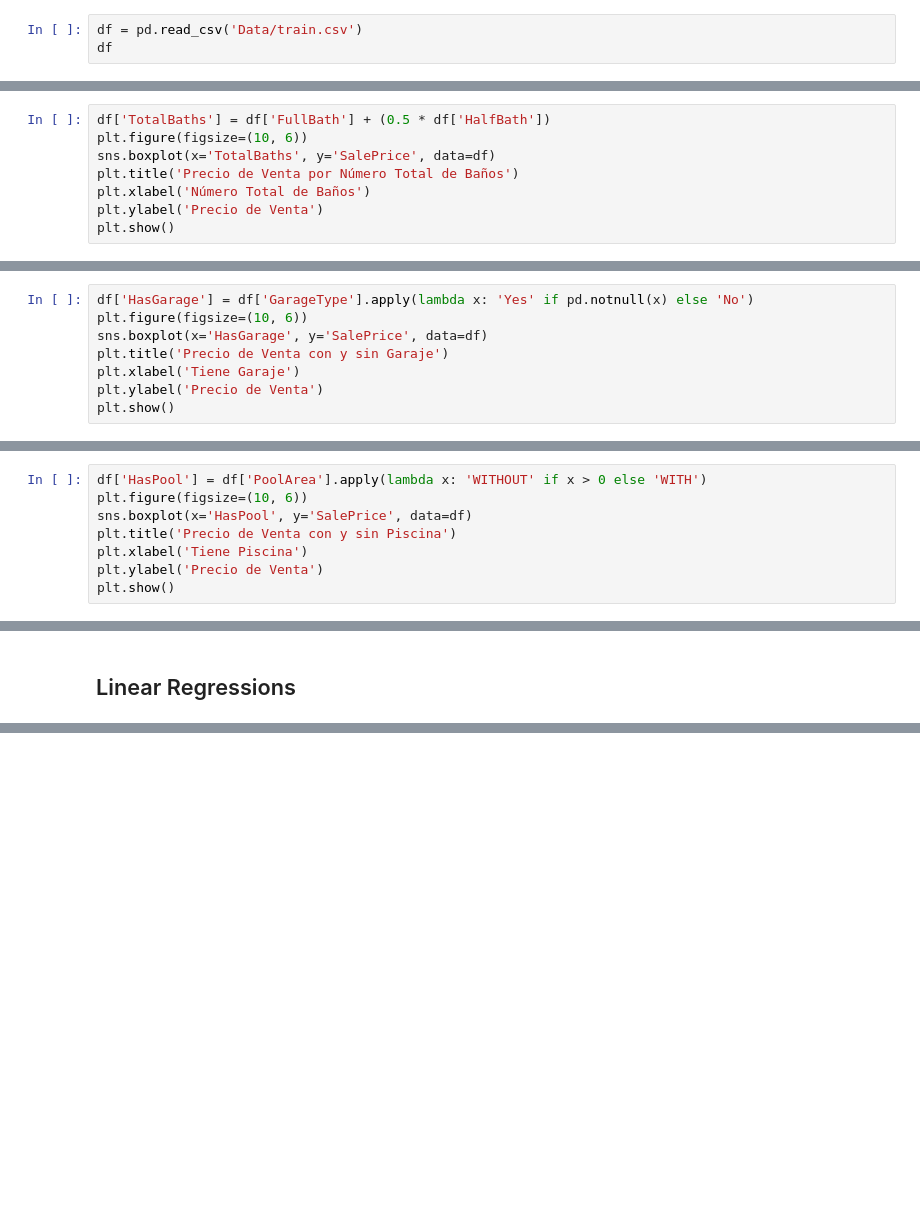
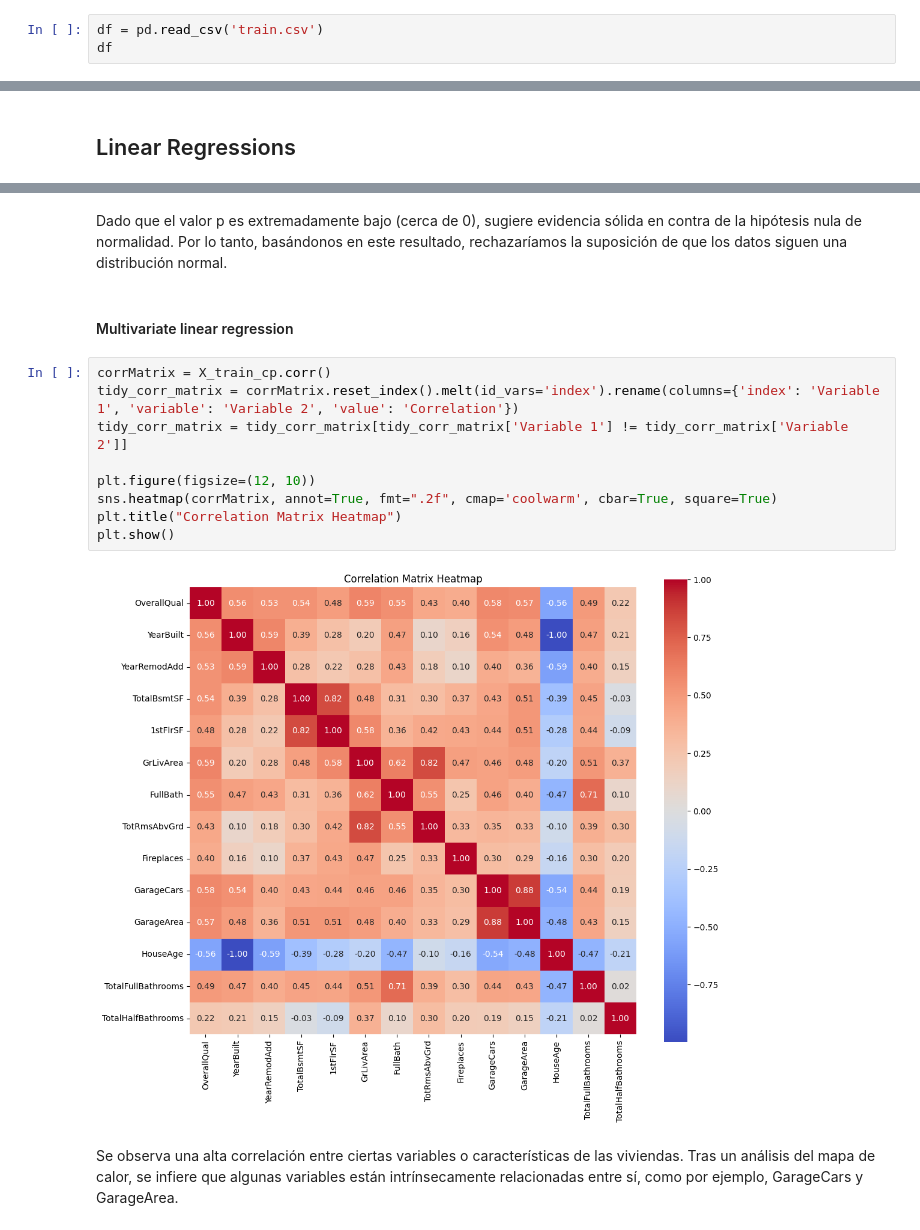
Before and after one commit to MelissaPerez09/HT03-DataMining, a Jupyter notebook: linearReg_Model.ipynb, the cells around one changed output, grey strips where cells are left out. Cells and saved outputs as stored; diff of their text form; blank space fills up the shorter version.

```diff
--- a/linearReg_Model.ipynb
+++ b/linearReg_Model.ipynb
@@ -18,7 +20,7 @@ random_state = 42
 # %% [markdown]
 ## Data Upload
 # %%
-df = pd.read_csv('Data/train.csv')
+df = pd.read_csv('train.csv')
 df
 # %% [output]
 |  | Id | MSSubClass | MSZoning | LotFrontage | LotArea | Street | Alley | LotShape | LandContour | ... |
@@ -160,8 +53,0 @@ Analiza el número total de baños (combinando baños completos y medios baños)
-# %%
-df['TotalBaths'] = df['FullBath'] + (0.5 * df['HalfBath'])
-plt.figure(figsize=(10, 6))
-sns.boxplot(x='TotalBaths', y='SalePrice', data=df)
-plt.title('Precio de Venta por Número Total de Baños')
-plt.xlabel('Número Total de Baños')
-plt.ylabel('Precio de Venta')
-plt.show()
@@ -175,8 +53,0 @@ Comparación de los precios de venta de las casas con y sin garaje.
-# %%
-df['HasGarage'] = df['GarageType'].apply(lambda x: 'Yes' if pd.notnull(x) else 'No')
-plt.figure(figsize=(10, 6))
-sns.boxplot(x='HasGarage', y='SalePrice', data=df)
-plt.title('Precio de Venta con y sin Garaje')
-plt.xlabel('Tiene Garaje')
-plt.ylabel('Precio de Venta')
-plt.show()
@@ -190,8 +53,0 @@ Análisis si las casas con piscina se venden a un precio significativamente dife
-# %%
-df['HasPool'] = df['PoolArea'].apply(lambda x: 'WITHOUT' if x > 0 else 'WITH')
-plt.figure(figsize=(10, 6))
-sns.boxplot(x='HasPool', y='SalePrice', data=df)
-plt.title('Precio de Venta con y sin Piscina')
-plt.xlabel('Tiene Piscina')
-plt.ylabel('Precio de Venta')
-plt.show()
@@ -648,0 +508,17 @@ Text(0.5, 1.0, 'Residuales')
+# %% [markdown]
+Dado que el valor p es extremadamente bajo (cerca de 0), sugiere evidencia sólida en contra de la hipótesis nula de normalidad. Por lo tanto, basándonos en este resultado, rechazaríamos la suposición de que los datos siguen una distribución normal.
+# %% [markdown]
+#### Multivariate linear regression
+# %%
+corrMatrix = X_train_cp.corr()
+tidy_corr_matrix = corrMatrix.reset_index().melt(id_vars='index').rename(columns={'index': 'Variable 1', 'variable': 'Variable 2', 'value': 'Correlation'})
+tidy_corr_matrix = tidy_corr_matrix[tidy_corr_matrix['Variable 1'] != tidy_corr_matrix['Variable 2']]
+
+plt.figure(figsize=(12, 10))
+sns.heatmap(corrMatrix, annot=True, fmt=".2f", cmap='coolwarm', cbar=True, square=True)
+plt.title("Correlation Matrix Heatmap")
+plt.show()
+# %% [output]
+[figure, added]
+# %% [markdown]
+Se observa una alta correlación entre ciertas variables o características de las viviendas. Tras un análisis del mapa de calor, se infiere que algunas variables están intrínsecamente relacionadas entre sí, como por ejemplo, GarageCars y GarageArea.
```
Also changed, not shown: parts of 89 cells of this notebook.
